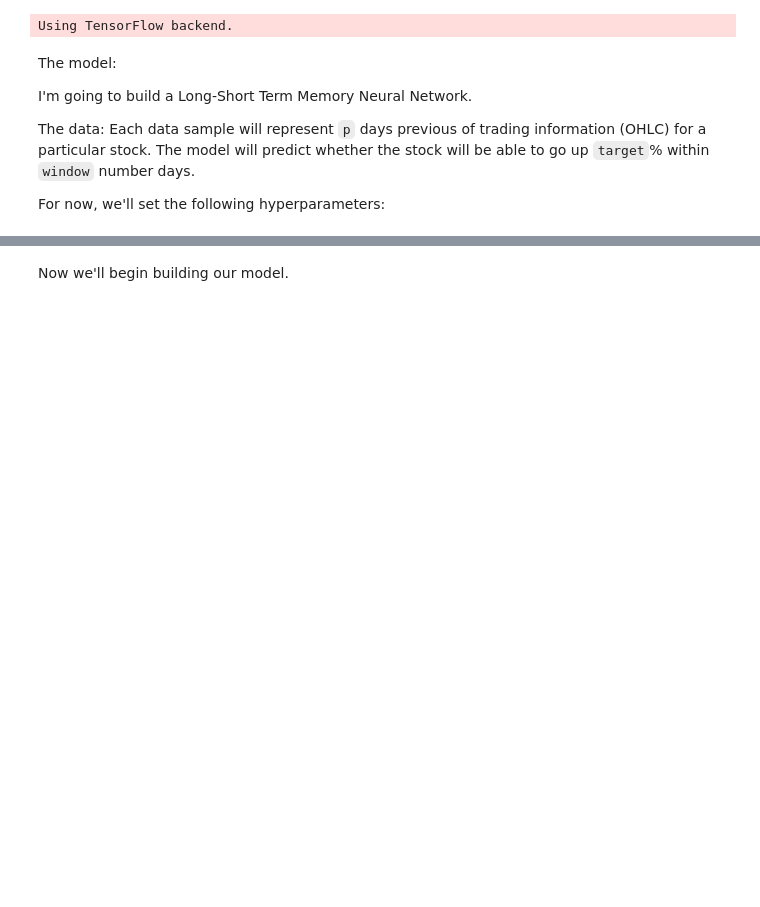
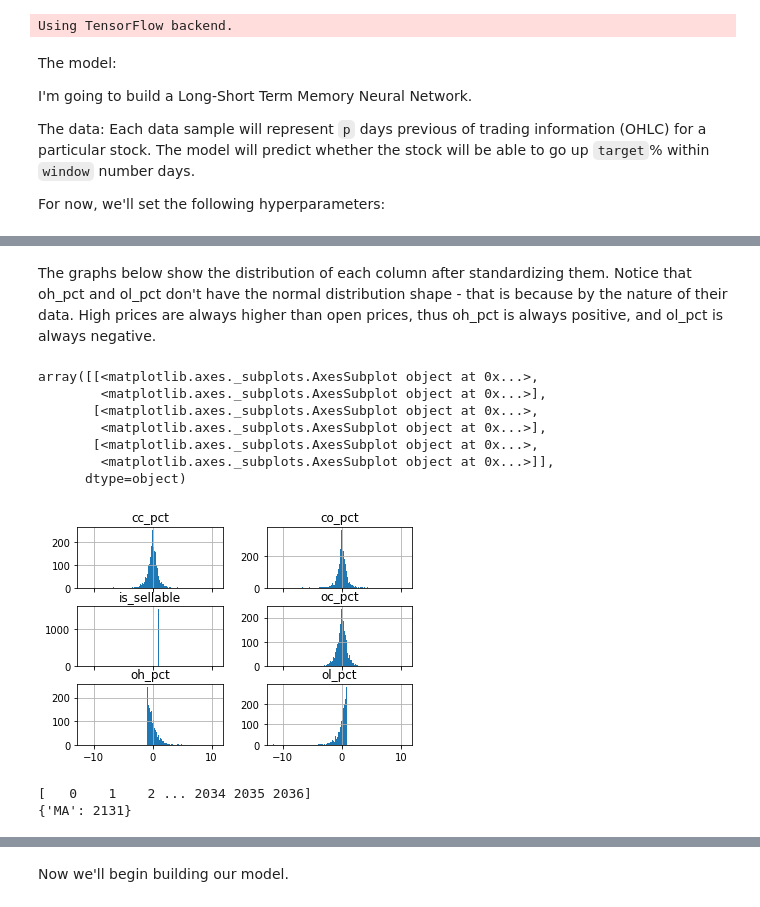
Before and after one commit to youngchingjui/ML-on-stock-prediction, a Jupyter notebook: Recurrent Neural Networks on Stock Prediction v2.ipynb, the cells around one changed output, grey strips where cells are left out. Drawn from its saved outputs; the diff is of its cells as text; code cells hidden in the pictures; blank space fills up the shorter version.

```diff
--- a/Recurrent Neural Networks on Stock Prediction v2.ipynb
+++ b/Recurrent Neural Networks on Stock Prediction v2.ipynb
@@ -273,0 +281,43 @@ for i in [X_train, Y_train, X_dev, Y_dev, X_test, Y_test]:
+# %%
+def standardize(base_data):
+
+    # Note: This standardizes across all stock data, not for each individual stock.
+
+    # Cycle through each column in the database and standardize each column
+    for col in base_data.columns:
+
+        # Don't standardize the "is_sellable" column
+        if col != "is_sellable":
+            mean = base_data.loc[:, col].mean()
+            stddev = base_data.loc[:, col].std()
+            base_data.loc[:, col] = (base_data.loc[:, col] - mean) / stddev
+
+    return base_data
+# %%
+# We'll need to standardize the data to a Gaussian normal (mean = 0, std dev = 1) to allow the model to train faster
+base_data = standardize(base_data)
+base_data.to_csv("standardized.csv")
+# %% [markdown]
+The graphs below show the distribution of each column after standardizing them. Notice that oh_pct and ol_pct don't have the normal distribution shape - that is because by the nature of their data. High prices are always higher than open prices, thus oh_pct is always positive, and ol_pct is always negative.
+# %%
+base_data.hist(bins=100, sharex=True)
+# %% [output]
+array([[<matplotlib.axes._subplots.AxesSubplot object at 0x...>,
+        <matplotlib.axes._subplots.AxesSubplot object at 0x...>],
+       [<matplotlib.axes._subplots.AxesSubplot object at 0x...>,
+        <matplotlib.axes._subplots.AxesSubplot object at 0x...>],
+       [<matplotlib.axes._subplots.AxesSubplot object at 0x...>,
+        <matplotlib.axes._subplots.AxesSubplot object at 0x...>]],
+      dtype=object)
+[figure, added]
+# %%
+m = {}
+trading_days = get_trading_days(base_data)
+for stock in stockNames:
+    m[stock] = trading_days[stock] - (p + window) + 1
+
+print(np.arange(m[stock]))
+print(trading_days)
+# %% [output]
+[   0    1    2 ... 2034 2035 2036]
+{'MA': 2131}
```
Also changed, not shown: parts of 58 cells of this notebook.
